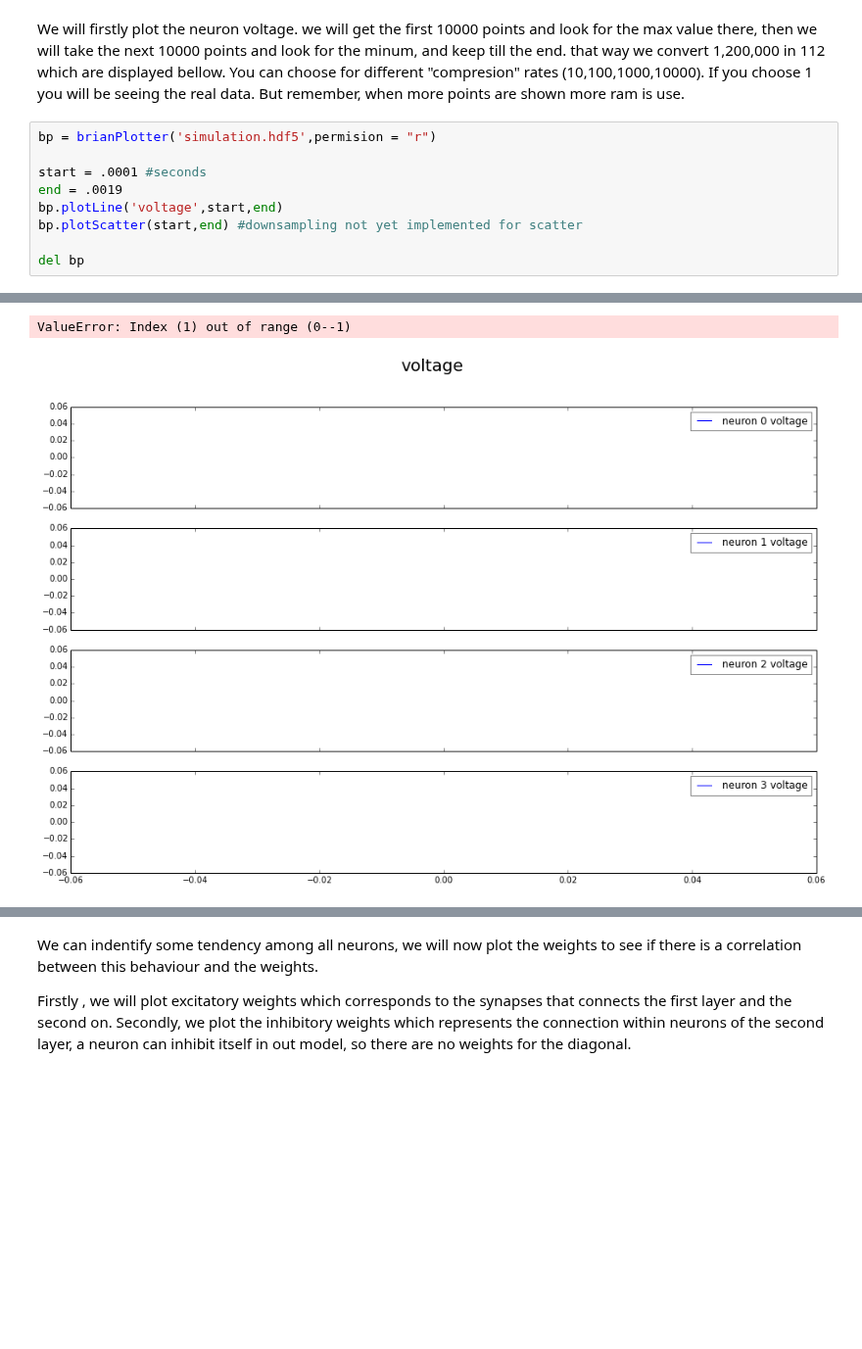
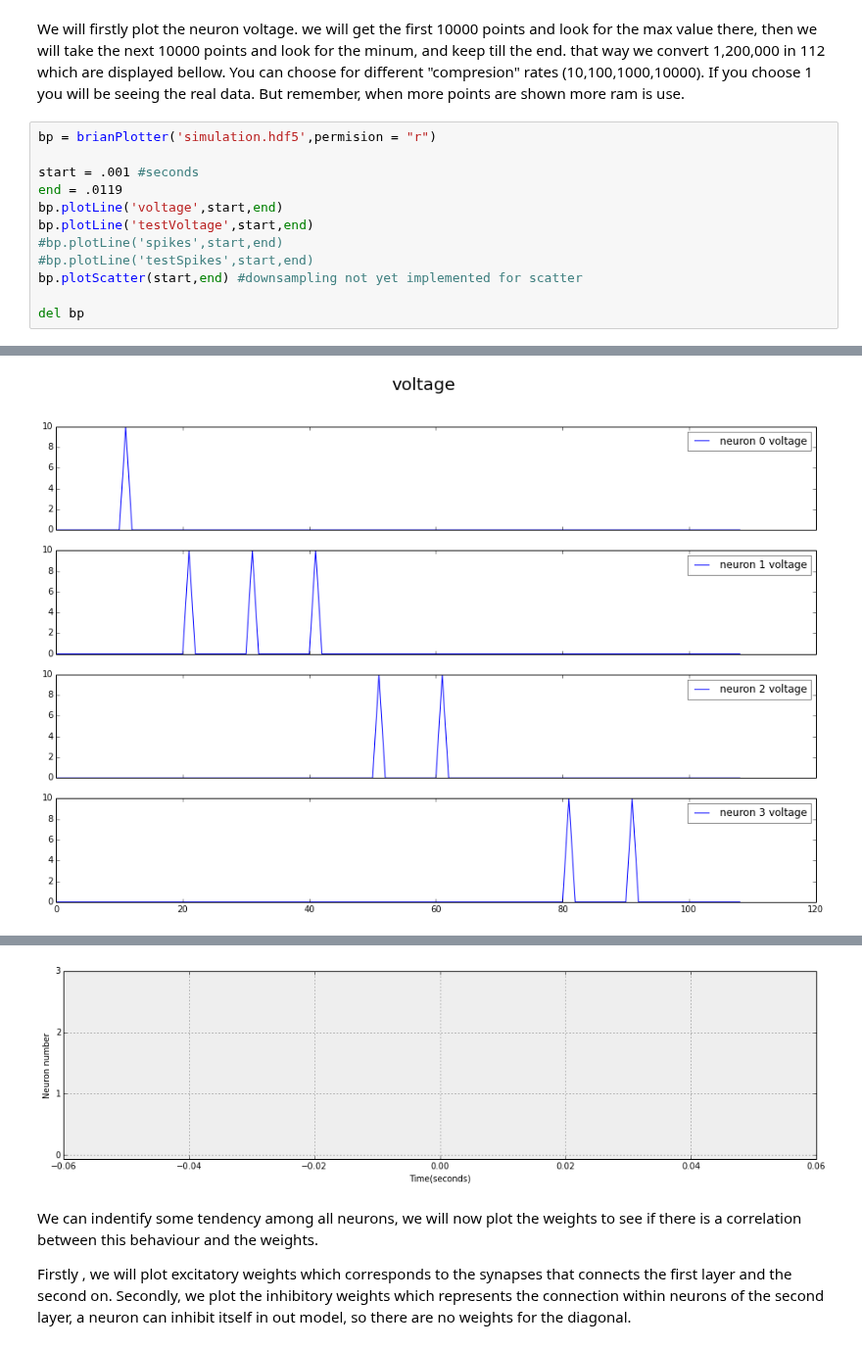
Before and after one commit to tartavull/snn-rl, a Jupyter notebook: analysisFurtherFormulas.ipynb, the cells around one changed output, grey strips where cells are left out. Shown at 98% size. Saved outputs shown, nothing was run; the diff lists cells and outputs as text; blank space fills up the shorter version.

Commit message:
Now is graphing results but graphing spike scatter plot is still being worked on

```diff
--- a/analysisFurtherFormulas.ipynb
+++ b/analysisFurtherFormulas.ipynb
@@ -26,9 +26,12 @@ We will firstly plot the neuron voltage. we will get the first 10000 points and
 # %%
 bp = brianPlotter('simulation.hdf5',permision = "r")
 
-start = .0001 #seconds
-end = .0019
+start = .001 #seconds
+end = .0119
 bp.plotLine('voltage',start,end)
+bp.plotLine('testVoltage',start,end)
+#bp.plotLine('spikes',start,end)
+#bp.plotLine('testSpikes',start,end)
 bp.plotScatter(start,end) #downsampling not yet implemented for scatter
 
 del bp
@@ -39,2 +41 @@ WARNING: you requested end = 19.0 seconds but data length is 0.0 seconds
-ValueError: Index (1) out of range (0--1)
-[figure, old version]
+[figure, new version]
@@ -41,3 +43,4 @@ ValueError: Index (1) out of range (0--1)
+[figure, added]
 # %% [markdown]
 We can indentify some tendency among all neurons, we will now plot the weights to see if there is a correlation between this behaviour and the weights.
 
```
Also changed, not shown: parts of 2 cells of this notebook.
